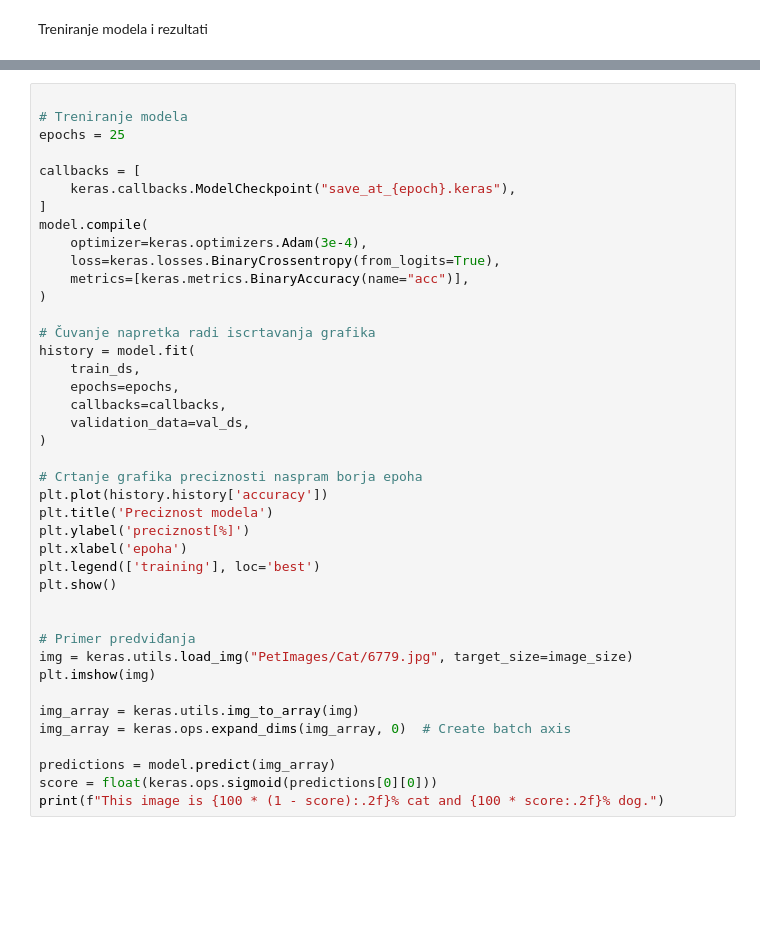
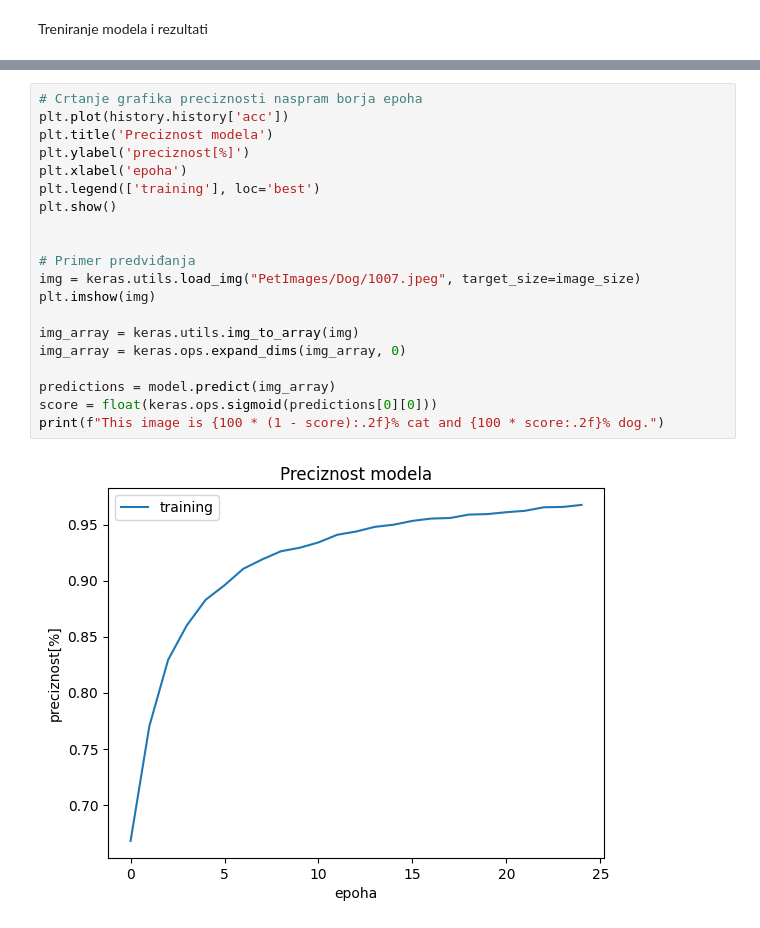
Before and after one commit to Bigulac/MOAR, a Jupyter notebook: MOAR.ipynb, the cells around one changed output, grey strips where cells are left out. Saved outputs shown, nothing was run; the diff lists cells and outputs as text; blank space fills up the shorter version.

```diff
--- a/MOAR.ipynb
+++ b/MOAR.ipynb
@@ -343,42 +199,22 @@ Treniranje modela i rezultati
 # %%
-
-# Treniranje modela
-epochs = 25
-
-callbacks = [
-    keras.callbacks.ModelCheckpoint("save_at_{epoch}.keras"),
-]
-model.compile(
-    optimizer=keras.optimizers.Adam(3e-4),
-    loss=keras.losses.BinaryCrossentropy(from_logits=True),
-    metrics=[keras.metrics.BinaryAccuracy(name="acc")],
-)
-
-# Čuvanje napretka radi iscrtavanja grafika
-history = model.fit(
-    train_ds,
-    epochs=epochs,
-    callbacks=callbacks,
-    validation_data=val_ds,
-)
-
 # Crtanje grafika preciznosti naspram borja epoha
-plt.plot(history.history['accuracy'])
+plt.plot(history.history['acc'])
 plt.title('Preciznost modela')
 plt.ylabel('preciznost[%]')
 plt.xlabel('epoha')
 plt.legend(['training'], loc='best')
 plt.show()
 
 
 # Primer predviđanja
-img = keras.utils.load_img("PetImages/Cat/6779.jpg", target_size=image_size)
+img = keras.utils.load_img("PetImages/Dog/1007.jpeg", target_size=image_size)
 plt.imshow(img)
 
 img_array = keras.utils.img_to_array(img)
-img_array = keras.ops.expand_dims(img_array, 0)  # Create batch axis
+img_array = keras.ops.expand_dims(img_array, 0)
 
 predictions = model.predict(img_array)
 score = float(keras.ops.sigmoid(predictions[0][0]))
 print(f"This image is {100 * (1 - score):.2f}% cat and {100 * score:.2f}% dog.")
 # %% [output]
+[figure, added]
```
Also changed, not shown: parts of 8 cells of this notebook.
